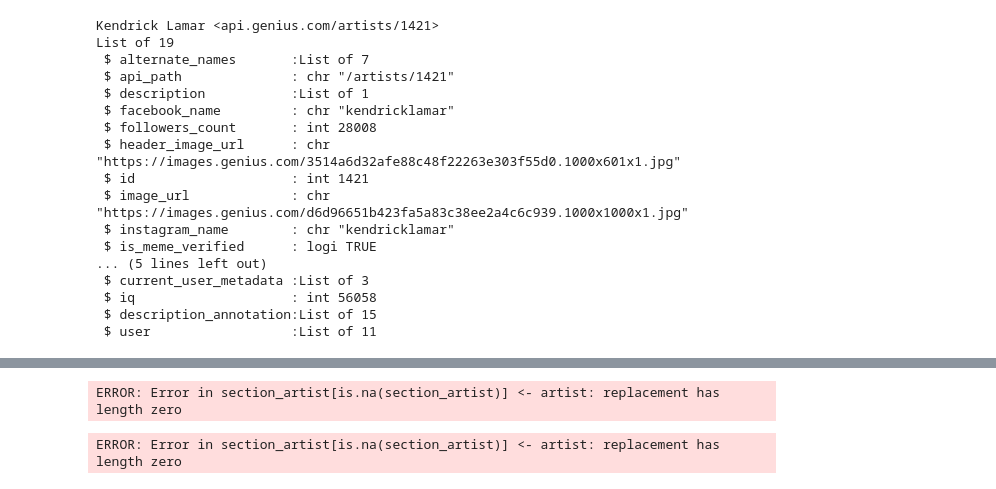
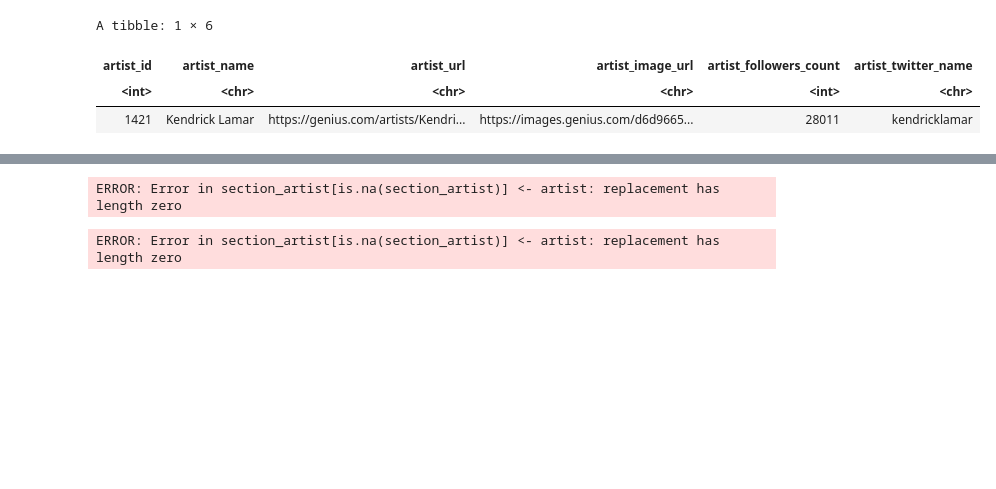
Before and after one commit to ryan-mooore/data201, a Jupyter notebook: genius.ipynb, the cells around one changed output, grey strips where cells are left out. Cells and saved outputs as stored; diff of their text form; code cells hidden in the pictures; blank space fills up the shorter version.

```diff
--- a/genius.ipynb
+++ b/genius.ipynb
@@ -45,21 +67,8 @@ List of 45
 # %%
-get_artist(artist_id = 1421)
+get_artist_df(artist_id = 1421)
 # %% [output]
-Kendrick Lamar <api.genius.com/artists/1421>
-List of 19
- $ alternate_names       :List of 7
- $ api_path              : chr "/artists/1421"
- $ description           :List of 1
- $ facebook_name         : chr "kendricklamar"
- $ followers_count       : int 28008
- $ header_image_url      : chr "https://images.genius.com/3514a6d32afe88c48f22263e303f55d0.1000x601x1.jpg"
- $ id                    : int 1421
- $ image_url             : chr "https://images.genius.com/d6d96651b423fa5a83c38ee2a4c6c939.1000x1000x1.jpg"
- $ instagram_name        : chr "kendricklamar"
- $ is_meme_verified      : logi TRUE
-... (5 lines left out)
- $ current_user_metadata :List of 3
- $ iq                    : int 56058
- $ description_annotation:List of 15
- $ user                  :List of 11
+A tibble: 1 × 6
+| artist_id | artist_name | artist_url | artist_image_url | artist_followers_count | artist_twitter_name |
+| <int> | <chr> | <chr> | <chr> | <int> | <chr> |
+| 1421 | Kendrick Lamar | https://genius.com/artists/Kendri... | https://images.genius.com/d6d9665... | 28011 | kendricklamar |
 # %%
```
Also changed, not shown: parts of 5 cells of this notebook, 1 other file.
